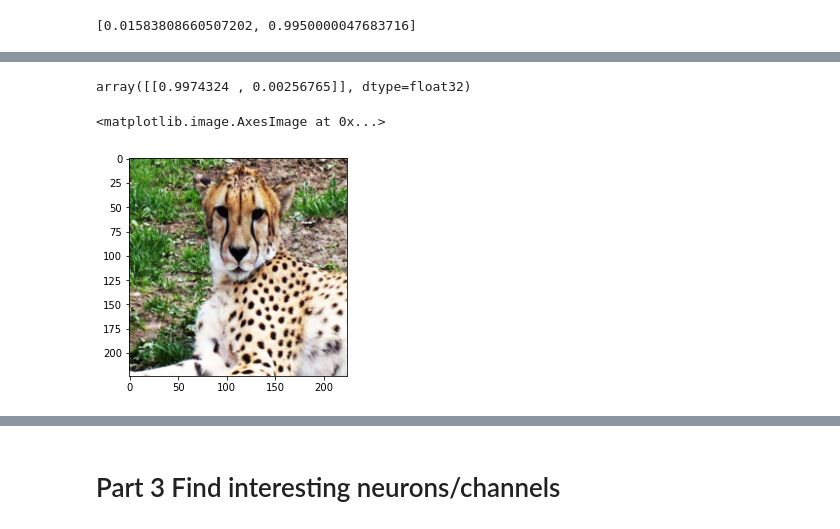
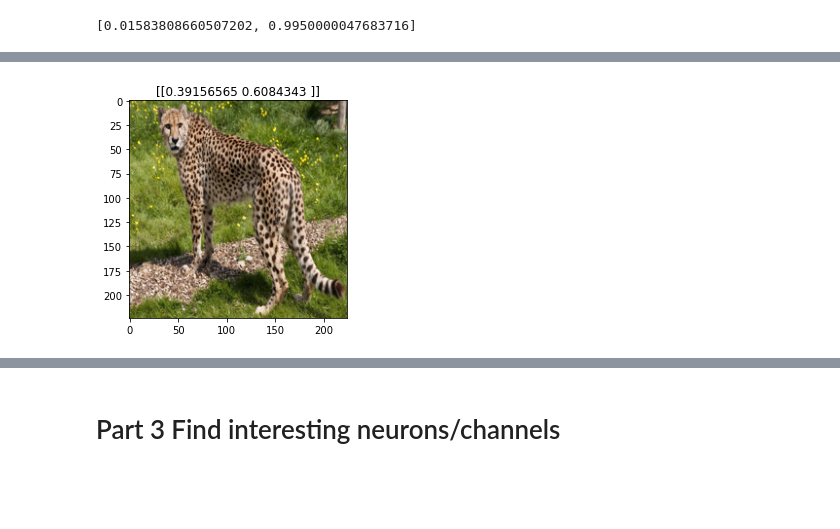
Before and after one commit to AJTYNAN/DeepLearning_Assignment_2, a Jupyter notebook: DeepLearningAssignment2.ipynb, the cells around one changed output, grey strips where cells are left out. Cells and saved outputs as stored; diff of their text form; code cells hidden in the pictures; blank space fills up the shorter version.

```diff
--- a/DeepLearningAssignment2.ipynb
+++ b/DeepLearningAssignment2.ipynb
@@ -130,14 +186,10 @@ model.evaluate(validation_dataset)
 # %%
-image = np.asarray(Image.open('./validate/cheetah_v/cheetah_006_val_resized.jpg').resize((224,224),3))
-cheetah_forPrediction = np.reshape(image,(1,image.shape[0],image.shape[1],image.shape[2]))
+for i in range(1):
+    image = np.asarray(Image.open('./validate/cheetah_v/cheetah_001_val_resized.jpg').resize((224,224),3))
+    cheetah_forPrediction = np.reshape(image,(1,image.shape[0],image.shape[1],image.shape[2]))
+    title1 = model.predict(cheetah_forPrediction)
+    plt.imshow(image)
+    plt.title(title1)
+# %% [output]
+[figure, added]
-# %%
-model.predict(cheetah_forPrediction)
-#Predictions are confidence percentage in the form [cheetah, tiger]
-# %% [output]
-array([[0.9974324 , 0.00256765]], dtype=float32)
-# %%
-plt.imshow(image)
-# %% [output]
-<matplotlib.image.AxesImage at 0x...>
-[figure, removed]
 # %%
```
Also changed, not shown: parts of 26 cells of this notebook, 1 other file.
